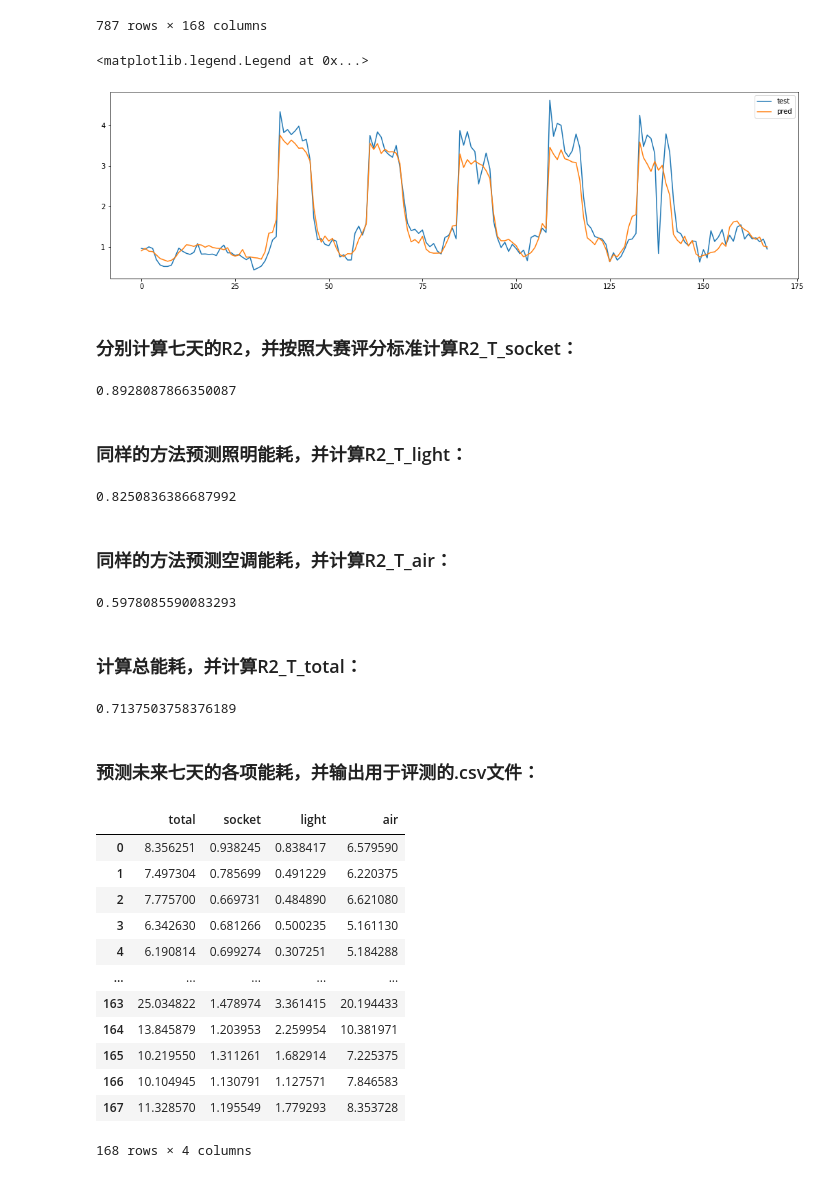
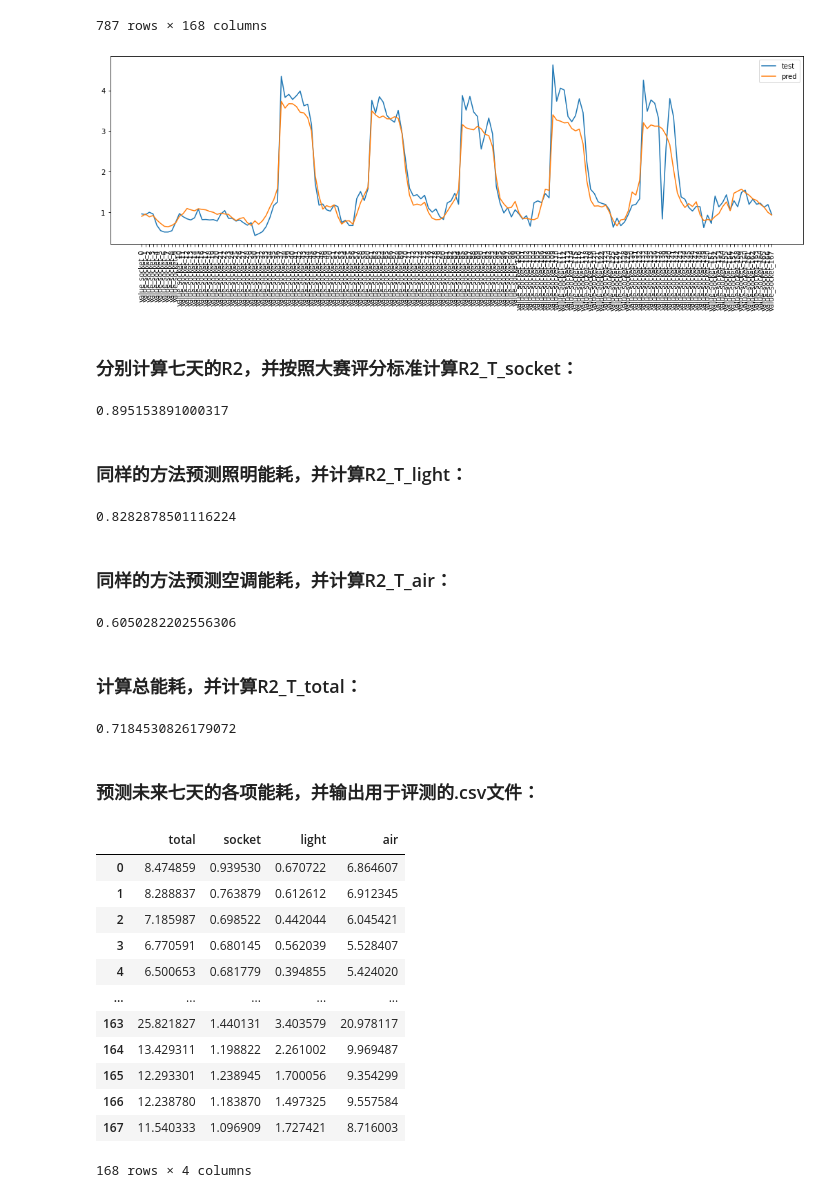
Before and after one commit to ZongXR/Smart-Building-Energy-Consumption-Prediction, a Jupyter notebook: notebooks/LightGBM.ipynb, the cells around one changed output. Drawn from its saved outputs; the diff is of its cells as text; code cells hidden in the pictures.

```diff
--- a/notebooks/LightGBM.ipynb
+++ b/notebooks/LightGBM.ipynb
@@ -291,12 +291,11 @@ y_train_socket
 <li>这里我们使用Auto-regressive distributed lags来构建模型，并使用LightGBM进行预测；</li>
 </ul>
 # %%
-model_socket = MultiOutputRegressor(lgb.LGBMRegressor(objective='regression')).fit(X_train_socket, y_train_socket)
+model_socket = MultiOutputRegressor(LGBMRegressor(n_estimators=1000, learning_rate=0.01, objective='regression', random_state=42), n_jobs=-1).fit(X_train_socket, y_train_socket)
 # %% [markdown]
 <h3>使用划分出的测试集测试：</h3>
 # %%
-pred_socket = pd.DataFrame(model_socket.predict(X_test_socket), columns=targets)
-pred_socket.index = y_test_socket.index
+pred_socket = DataFrame(model_socket.predict(X_test_socket), columns=targets, index=X_test_socket.index)
 pred_socket
 # %% [output]
 |  | value_socket_0 | value_socket_1 | value_socket_2 | value_socket_3 | value_socket_4 | value_socket_5 | ... |
@@ -329,15 +328,14 @@ y_test_socket
 | 15723 | 1.101562 | 0.929688 | 0.585938 | 0.617188 | 0.492188 | 0.527344 | ... |
 787 rows × 168 columns
 # %%
-pred_num_socket = pred_socket.loc[15000,:].tolist()
-y_test_num_socket = y_test_socket.loc[15000,:].tolist()
 plt.figure(figsize=(18,5))
-plt.plot(y_test_num_socket, label="test")
-plt.plot(pred_num_socket, label="pred")
+plt.plot(y_test_socket.loc[15000,:], label="test")
+plt.plot(pred_socket.loc[15000,:], label="pred")
 plt.legend()
+plt.xticks(rotation=90)
+plt.show()
 # %% [output]
-<matplotlib.legend.Legend at 0x...>
-[figure, old version]
+[figure, new version]
 # %% [markdown]
 <h3>分别计算七天的R2，并按照大赛评分标准计算R2_T_socket：</h3>
 # %%
@@ -350,10 +348,10 @@ for day in range(7):
     pred_day_socket = pred_socket[day_list]
     test_day_socket = y_test_socket[day_list]
     R2_list_socket.append(r2_score(test_day_socket, pred_day_socket))
-R2_T_socket = np.multiply(np.array(weight_socket), np.array(R2_list_socket)).sum()
+R2_T_socket = (np.array(weight_socket) * np.array(R2_list_socket)).sum()
 R2_T_socket
 # %% [output]
-0.8928087866350087
+0.895153891000317
 # %% [markdown]
 <h3>同样的方法预测照明能耗，并计算R2_T_light：</h3>
 # %%
@@ -370,10 +368,9 @@ y_train_light = data_light[targets][: int(len(data_light) * 0.95)]
 X_test_light = data_light.drop(targets, axis=1)[int(len(data_light) * 0.95) :]
 y_test_light = data_light[targets][int(len(data_light) * 0.95) :]
 
-model_light = MultiOutputRegressor(lgb.LGBMRegressor(objective='regression')).fit(X_train_light, y_train_light)
+model_light = MultiOutputRegressor(LGBMRegressor(n_estimators=1000, learning_rate=0.01, objective='regression', random_state=42), n_jobs=-1).fit(X_train_light, y_train_light)
 
-pred_light = pd.DataFrame(model_light.predict(X_test_light), columns=targets)
-pred_light.index = y_test_light.index
+pred_light = DataFrame(model_light.predict(X_test_light), columns=targets, index=X_test_light.index)
 
 R2_list_light = []
 weight_light = [0.25, 0.15, 0.15, 0.15, 0.1, 0.1, 0.1]
@@ -384,10 +381,10 @@ for day in range(7):
     pred_day_light = pred_light[day_list]
     test_day_light = y_test_light[day_list]
     R2_list_light.append(r2_score(test_day_light, pred_day_light))
-R2_T_light = np.multiply(np.array(weight_light), np.array(R2_list_light)).sum()
+R2_T_light = (np.array(weight_light) * np.array(R2_list_light)).sum()
 R2_T_light
 # %% [output]
-0.8250836386687992
+0.8282878501116224
 # %% [markdown]
 <h3>同样的方法预测空调能耗，并计算R2_T_air：</h3>
 # %%
@@ -404,10 +401,9 @@ y_train_air = data_air[targets][: int(len(data_air) * 0.95)]
 X_test_air = data_air.drop(targets, axis=1)[int(len(data_air) * 0.95) :]
 y_test_air = data_air[targets][int(len(data_air) * 0.95) :]
 
-model_air = MultiOutputRegressor(lgb.LGBMRegressor(objective='regression')).fit(X_train_air, y_train_air)
+model_air = MultiOutputRegressor(LGBMRegressor(n_estimators=1000, learning_rate=0.01, objective='regression', random_state=42), n_jobs=-1).fit(X_train_air, y_train_air)
 
-pred_air = pd.DataFrame(model_air.predict(X_test_air), columns=targets)
-pred_air.index = y_test_air.index
+pred_air = pd.DataFrame(model_air.predict(X_test_air), columns=targets, index=X_test_air.index)
 
 R2_list_air = []
 weight_air = [0.25, 0.15, 0.15, 0.15, 0.1, 0.1, 0.1]
@@ -418,10 +414,10 @@ for day in range(7):
     pred_day_air = pred_air[day_list]
     test_day_air = y_test_air[day_list]
     R2_list_air.append(r2_score(test_day_air, pred_day_air))
-R2_T_air = np.multiply(np.array(weight_air), np.array(R2_list_air)).sum()
+R2_T_air = (np.array(weight_air) * np.array(R2_list_air)).sum()
 R2_T_air
 # %% [output]
-0.5978085590083293
+0.6050282202556306
 # %% [markdown]
 <h3>计算总能耗，并计算R2_T_total：</h3>
 # %%
@@ -432,11 +428,10 @@ for i in range(7*24):
     pred_air = pred_air.rename(columns={"value_air_{}".format(i):"value_total_{}".format(i)})
     pred_light = pred_light.rename(columns={"value_light_{}".format(i):"value_total_{}".format(i)})
     pred_socket = pred_socket.rename(columns={"value_socket_{}".format(i):"value_total_{}".format(i)})
+
 y_test_total = y_test_air + y_test_light + y_test_socket
 pred_total = pred_air + pred_light + pred_socket
 
-y_test_total = y_test_air + y_test_light + y_test_socket
-pred_total = pred_air + pred_light + pred_socket
 R2_list_total = []
 weight_total = [0.25, 0.15, 0.15, 0.15, 0.1, 0.1, 0.1]
 for day in range(7):
@@ -446,10 +441,10 @@ for day in range(7):
     pred_day_total = pred_total[day_list]
     test_day_total = y_test_total[day_list]
     R2_list_total.append(r2_score(test_day_total, pred_day_total))
-R2_T_total = np.multiply(np.array(weight_total), np.array(R2_list_total)).sum()
+R2_T_total = (np.array(weight_total) * np.array(R2_list_total)).sum()
 R2_T_total
 # %% [output]
-0.7137503758376189
+0.7184530826179072
 # %% [markdown]
 <h3>预测未来七天的各项能耗，并输出用于评测的.csv文件：</h3>
 # %%
@@ -457,7 +452,7 @@ final_test_input = data.iloc[-1:]
 final_pred_socket = model_socket.predict(final_test_input)
 final_pred_light = model_light.predict(final_test_input)
 final_pred_air = model_air.predict(final_test_input)
-results = pd.DataFrame()
+results = DataFrame()
 results['socket'] = final_pred_socket[0]
 results['light'] = final_pred_light[0]
 results['air'] = final_pred_air[0]
@@ -469,17 +464,17 @@ results.to_csv(os.path.join("../data", filename), index=False)
 results
 # %% [output]
 |  | total | socket | light | air |
-| 0 | 8.356251 | 0.938245 | 0.838417 | 6.579590 |
-| 1 | 7.497304 | 0.785699 | 0.491229 | 6.220375 |
-| 2 | 7.775700 | 0.669731 | 0.484890 | 6.621080 |
-| 3 | 6.342630 | 0.681266 | 0.500235 | 5.161130 |
-| 4 | 6.190814 | 0.699274 | 0.307251 | 5.184288 |
+| 0 | 8.474859 | 0.939530 | 0.670722 | 6.864607 |
+| 1 | 8.288837 | 0.763879 | 0.612612 | 6.912345 |
+| 2 | 7.185987 | 0.698522 | 0.442044 | 6.045421 |
+| 3 | 6.770591 | 0.680145 | 0.562039 | 5.528407 |
+| 4 | 6.500653 | 0.681779 | 0.394855 | 5.424020 |
 | ... | ... | ... | ... | ... |
-| 163 | 25.034822 | 1.478974 | 3.361415 | 20.194433 |
-| 164 | 13.845879 | 1.203953 | 2.259954 | 10.381971 |
-| 165 | 10.219550 | 1.311261 | 1.682914 | 7.225375 |
-| 166 | 10.104945 | 1.130791 | 1.127571 | 7.846583 |
-| 167 | 11.328570 | 1.195549 | 1.779293 | 8.353728 |
+| 163 | 25.821827 | 1.440131 | 3.403579 | 20.978117 |
+| 164 | 13.429311 | 1.198822 | 2.261002 | 9.969487 |
+| 165 | 12.293301 | 1.238945 | 1.700056 | 9.354299 |
+| 166 | 12.238780 | 1.183870 | 1.497325 | 9.557584 |
+| 167 | 11.540333 | 1.096909 | 1.727421 | 8.716003 |
 168 rows × 4 columns
 # %%
 with ZipFile('../data/test.zip', 'w') as zip_file:
```
Also changed, not shown: parts of 1 cell of this notebook, 2 other files.
